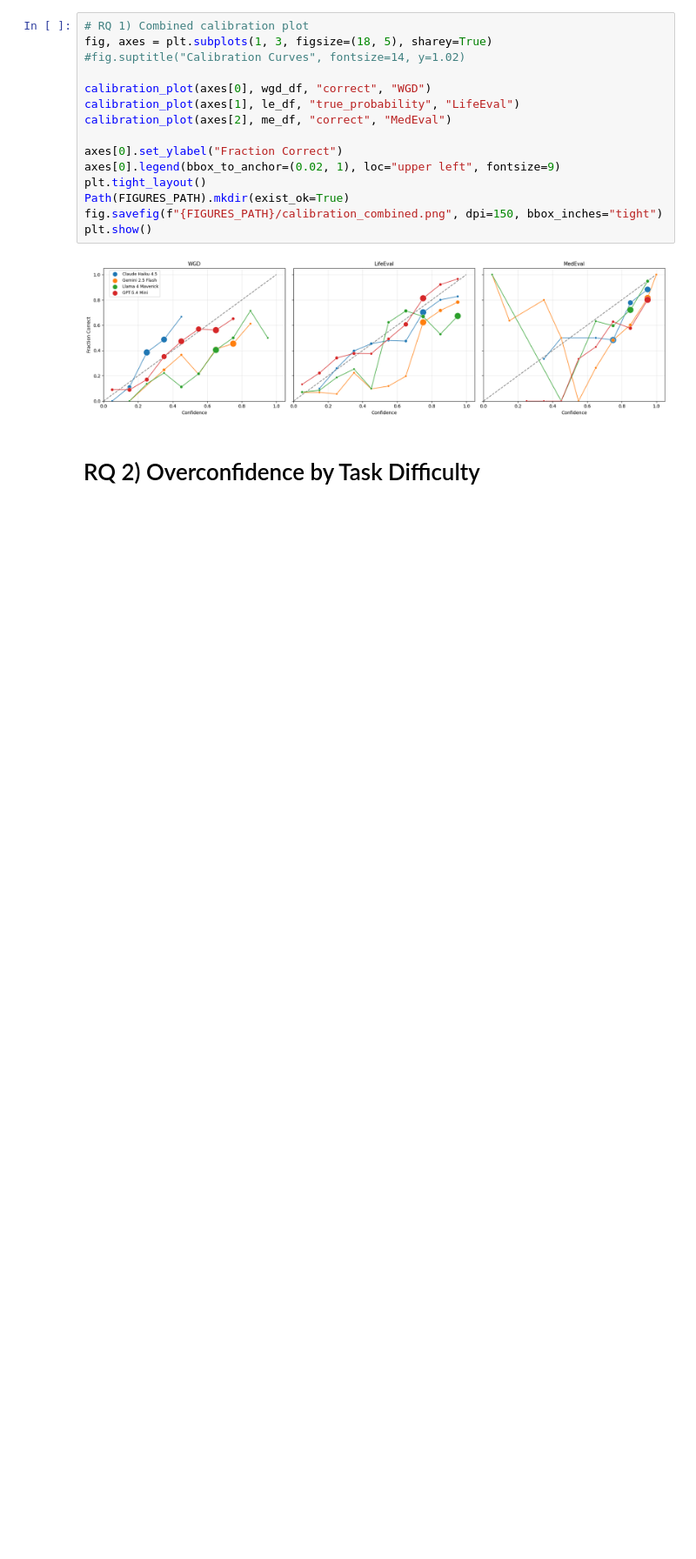
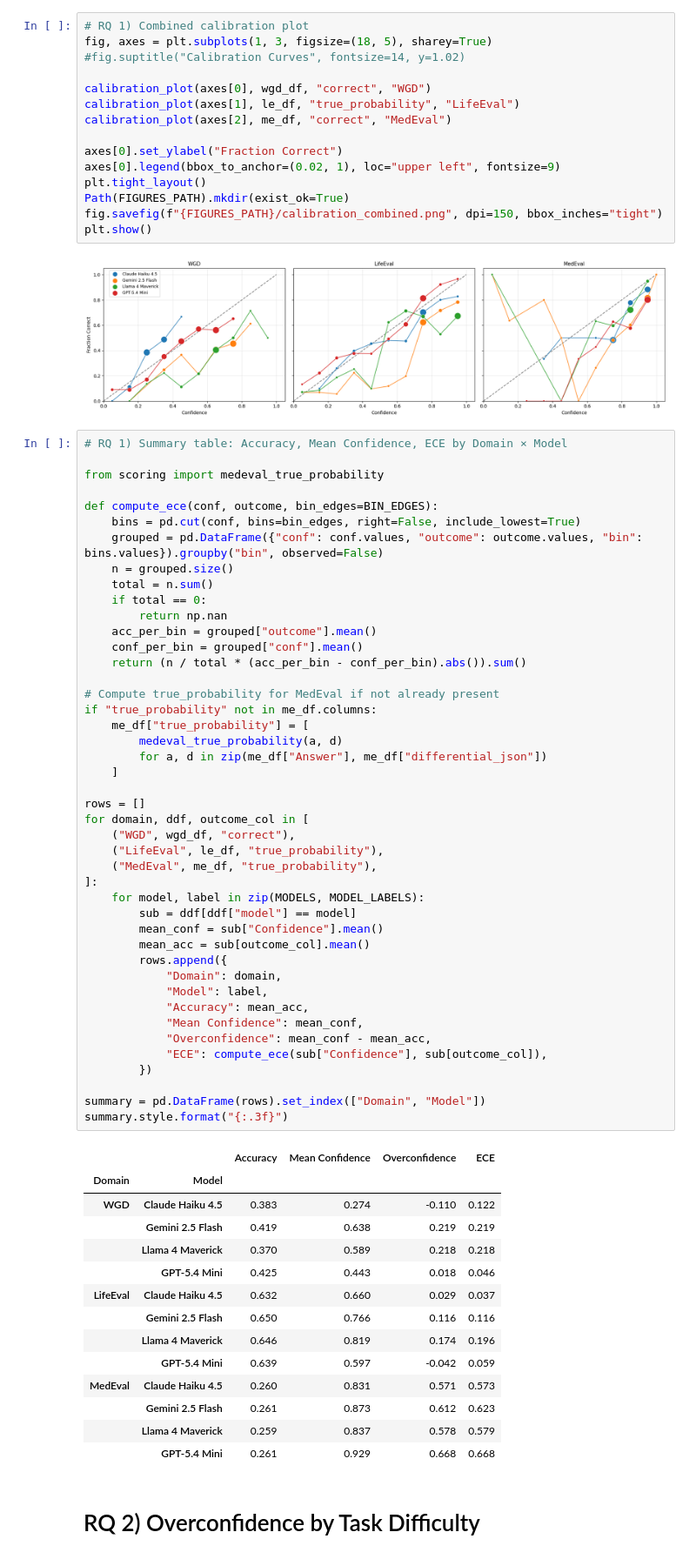
Before and after one commit to NoamMichael/BayesEval, a Jupyter notebook: analysis/analysis.ipynb, the cells around one changed output. Shown at 87% size. Drawn from its saved outputs; the diff is of its cells as text; blank space fills up the shorter version.

Commit message:
MedEval fix.

```diff
--- a/analysis/analysis.ipynb
+++ b/analysis/analysis.ipynb
@@ -202,6 +202,65 @@ fig.savefig(f"{FIGURES_PATH}/calibration_combined.png", dpi=150, bbox_inches="ti
 plt.show()
 # %% [output]
 [figure]
+# %%
+# RQ 1) Summary table: Accuracy, Mean Confidence, ECE by Domain × Model
+
+from scoring import medeval_true_probability
+
+def compute_ece(conf, outcome, bin_edges=BIN_EDGES):
+    bins = pd.cut(conf, bins=bin_edges, right=False, include_lowest=True)
+    grouped = pd.DataFrame({"conf": conf.values, "outcome": outcome.values, "bin": bins.values}).groupby("bin", observed=False)
+    n = grouped.size()
+    total = n.sum()
+    if total == 0:
+        return np.nan
+    acc_per_bin = grouped["outcome"].mean()
+    conf_per_bin = grouped["conf"].mean()
+    return (n / total * (acc_per_bin - conf_per_bin).abs()).sum()
+
+# Compute true_probability for MedEval if not already present
+if "true_probability" not in me_df.columns:
+    me_df["true_probability"] = [
+        medeval_true_probability(a, d)
+        for a, d in zip(me_df["Answer"], me_df["differential_json"])
+    ]
+
+rows = []
+for domain, ddf, outcome_col in [
+    ("WGD", wgd_df, "correct"),
+    ("LifeEval", le_df, "true_probability"),
+    ("MedEval", me_df, "true_probability"),
+]:
+    for model, label in zip(MODELS, MODEL_LABELS):
+        sub = ddf[ddf["model"] == model]
+        mean_conf = sub["Confidence"].mean()
+        mean_acc = sub[outcome_col].mean()
+        rows.append({
+            "Domain": domain,
+            "Model": label,
+            "Accuracy": mean_acc,
+            "Mean Confidence": mean_conf,
+            "Overconfidence": mean_conf - mean_acc,
+            "ECE": compute_ece(sub["Confidence"], sub[outcome_col]),
+        })
+
+summary = pd.DataFrame(rows).set_index(["Domain", "Model"])
+summary.style.format("{:.3f}")
+# %% [output]
+|  |  | Accuracy | Mean Confidence | Overconfidence | ECE |
+| Domain | Model |  |  |  |  |
+| WGD | Claude Haiku 4.5 | 0.383 | 0.274 | -0.110 | 0.122 |
+|  | Gemini 2.5 Flash | 0.419 | 0.638 | 0.219 | 0.219 |
+|  | Llama 4 Maverick | 0.370 | 0.589 | 0.218 | 0.218 |
+|  | GPT-5.4 Mini | 0.425 | 0.443 | 0.018 | 0.046 |
+| LifeEval | Claude Haiku 4.5 | 0.632 | 0.660 | 0.029 | 0.037 |
+|  | Gemini 2.5 Flash | 0.650 | 0.766 | 0.116 | 0.116 |
+|  | Llama 4 Maverick | 0.646 | 0.819 | 0.174 | 0.196 |
+|  | GPT-5.4 Mini | 0.639 | 0.597 | -0.042 | 0.059 |
+| MedEval | Claude Haiku 4.5 | 0.260 | 0.831 | 0.571 | 0.573 |
+|  | Gemini 2.5 Flash | 0.261 | 0.873 | 0.612 | 0.623 |
+|  | Llama 4 Maverick | 0.259 | 0.837 | 0.578 | 0.579 |
+|  | GPT-5.4 Mini | 0.261 | 0.929 | 0.668 | 0.668 |
 # %% [markdown]
 # RQ 2) Overconfidence by Task Difficulty
 # %%
```
Also changed, not shown: parts of 1 cell of this notebook, 1 other file.
